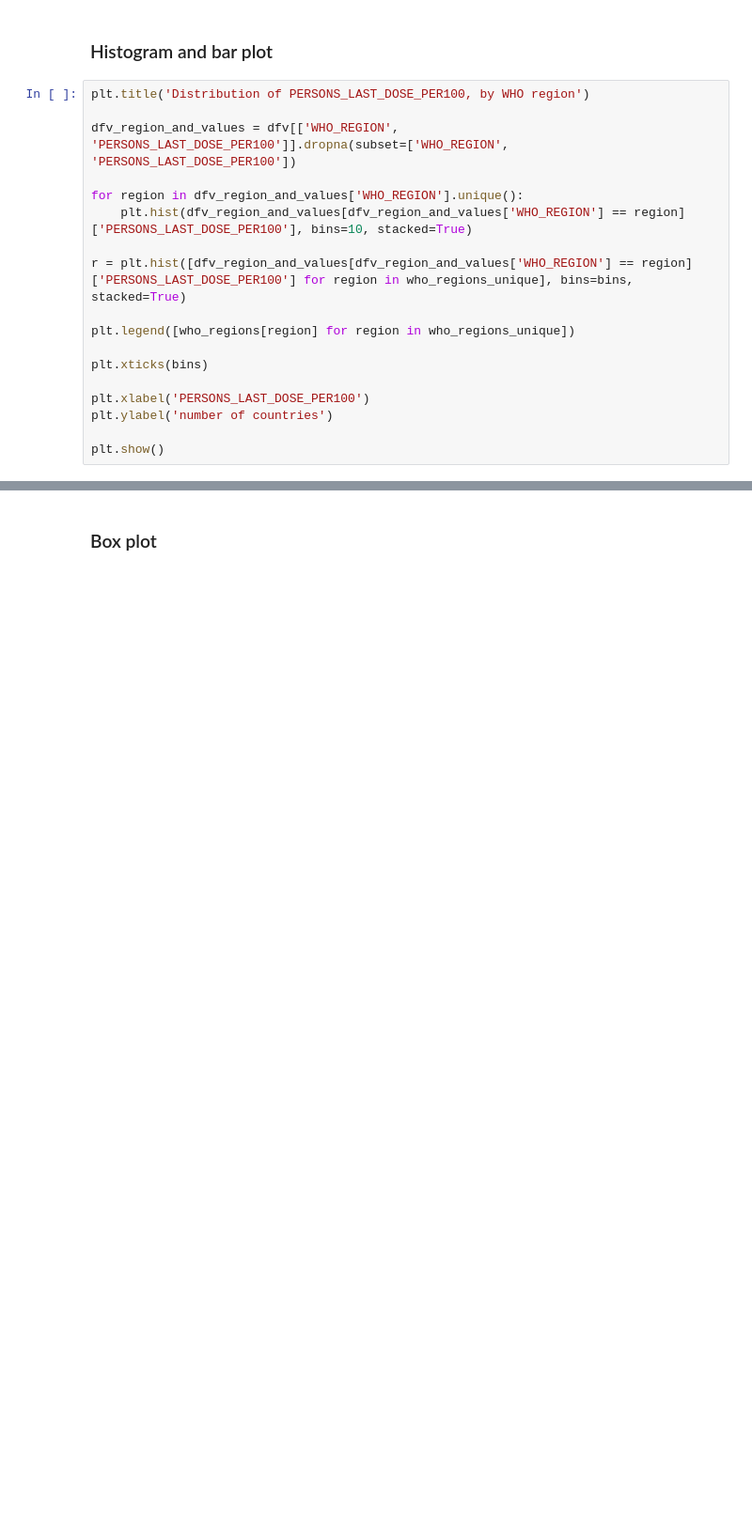
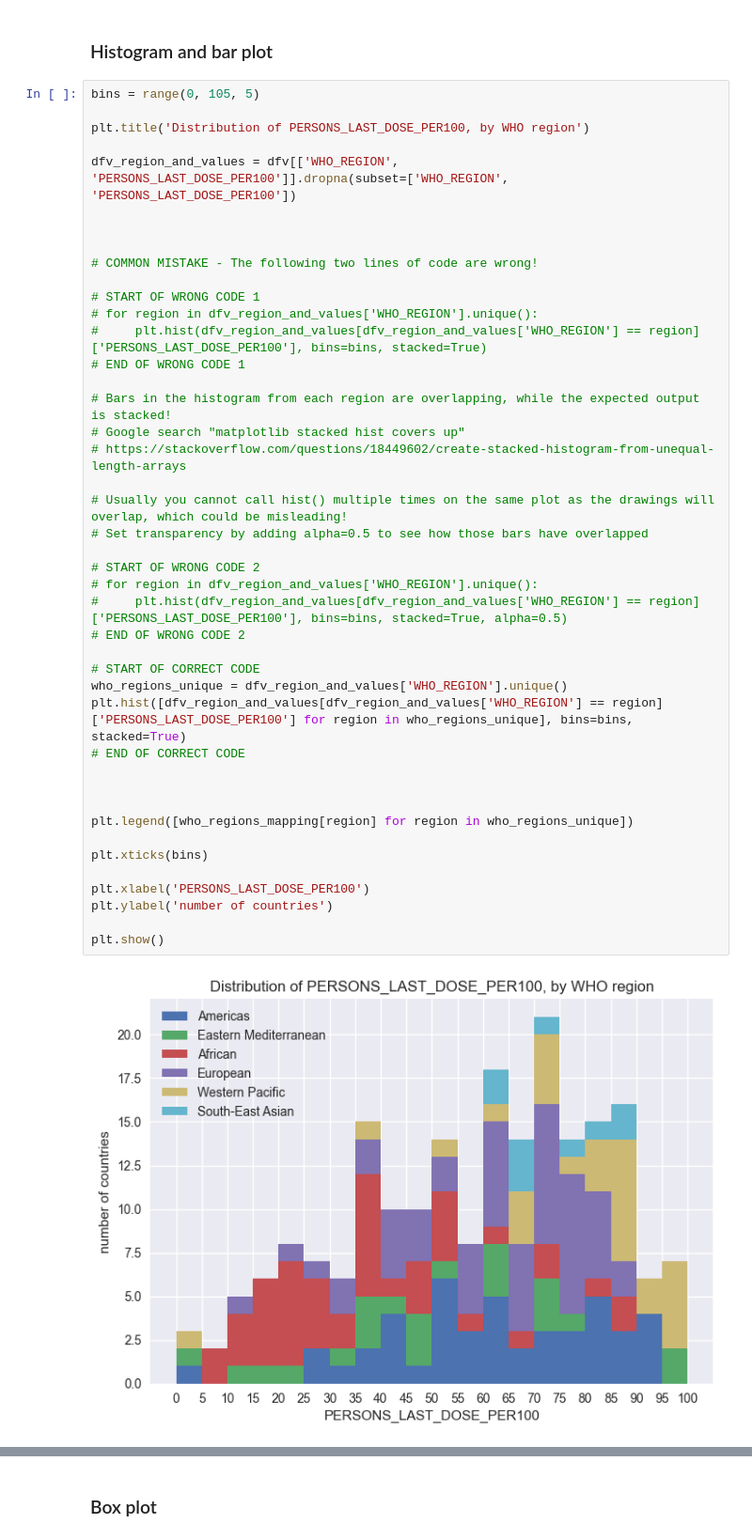
Before and after one commit to MRCIEU/python_and_health_ds_training, a Jupyter notebook: day-2/4-visualisation.ipynb, the cells around one changed output, grey strips where cells are left out. Shown: that part at 94% size. Cells and saved outputs as stored; diff of their text form; blank space fills up the shorter version.

```diff
--- a/day-2/4-visualisation.ipynb
+++ b/day-2/4-visualisation.ipynb
@@ -52,20 +139,47 @@ who_regions_mapping = {
 # %% [markdown]
 ### Histogram and bar plot
 # %%
+bins = range(0, 105, 5)
+
 plt.title('Distribution of PERSONS_LAST_DOSE_PER100, by WHO region')
 
 dfv_region_and_values = dfv[['WHO_REGION', 'PERSONS_LAST_DOSE_PER100']].dropna(subset=['WHO_REGION', 'PERSONS_LAST_DOSE_PER100'])
 
-for region in dfv_region_and_values['WHO_REGION'].unique():
-    plt.hist(dfv_region_and_values[dfv_region_and_values['WHO_REGION'] == region]['PERSONS_LAST_DOSE_PER100'], bins=10, stacked=True)
 
-r = plt.hist([dfv_region_and_values[dfv_region_and_values['WHO_REGION'] == region]['PERSONS_LAST_DOSE_PER100'] for region in who_regions_unique], bins=bins, stacked=True)
 
-plt.legend([who_regions[region] for region in who_regions_unique])
+# COMMON MISTAKE - The following two lines of code are wrong!
+
+# START OF WRONG CODE 1
+# for region in dfv_region_and_values['WHO_REGION'].unique():
+#     plt.hist(dfv_region_and_values[dfv_region_and_values['WHO_REGION'] == region]['PERSONS_LAST_DOSE_PER100'], bins=bins, stacked=True)
+# END OF WRONG CODE 1
+
+# Bars in the histogram from each region are overlapping, while the expected output is stacked!
+# Google search "matplotlib stacked hist covers up"
+# https://stackoverflow.com/questions/18449602/create-stacked-histogram-from-unequal-length-arrays
+
+# Usually you cannot call hist() multiple times on the same plot as the drawings will overlap, which could be misleading!
+# Set transparency by adding alpha=0.5 to see how those bars have overlapped
+
+# START OF WRONG CODE 2
+# for region in dfv_region_and_values['WHO_REGION'].unique():
+#     plt.hist(dfv_region_and_values[dfv_region_and_values['WHO_REGION'] == region]['PERSONS_LAST_DOSE_PER100'], bins=bins, stacked=True, alpha=0.5)
+# END OF WRONG CODE 2
+
+# START OF CORRECT CODE
+who_regions_unique = dfv_region_and_values['WHO_REGION'].unique()
+plt.hist([dfv_region_and_values[dfv_region_and_values['WHO_REGION'] == region]['PERSONS_LAST_DOSE_PER100'] for region in who_regions_unique], bins=bins, stacked=True)
+# END OF CORRECT CODE
+
+
+
+plt.legend([who_regions_mapping[region] for region in who_regions_unique])
 
 plt.xticks(bins)
 
 plt.xlabel('PERSONS_LAST_DOSE_PER100')
 plt.ylabel('number of countries')
 
 plt.show()
+# %% [output]
+[figure, added]
```
Also changed, not shown: parts of 11 cells of this notebook, 4 other files.
